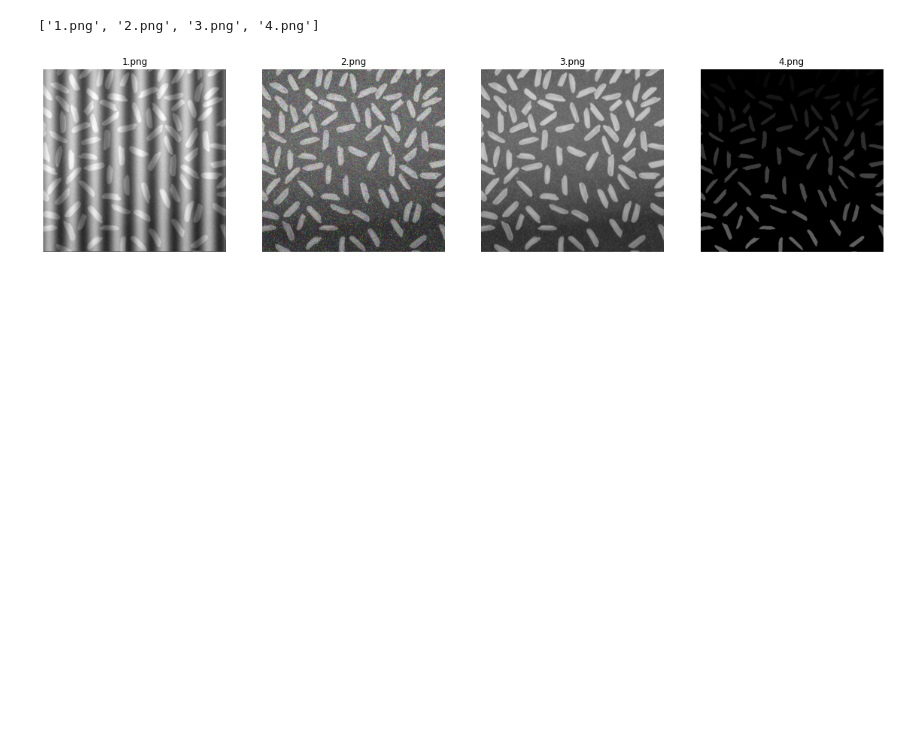
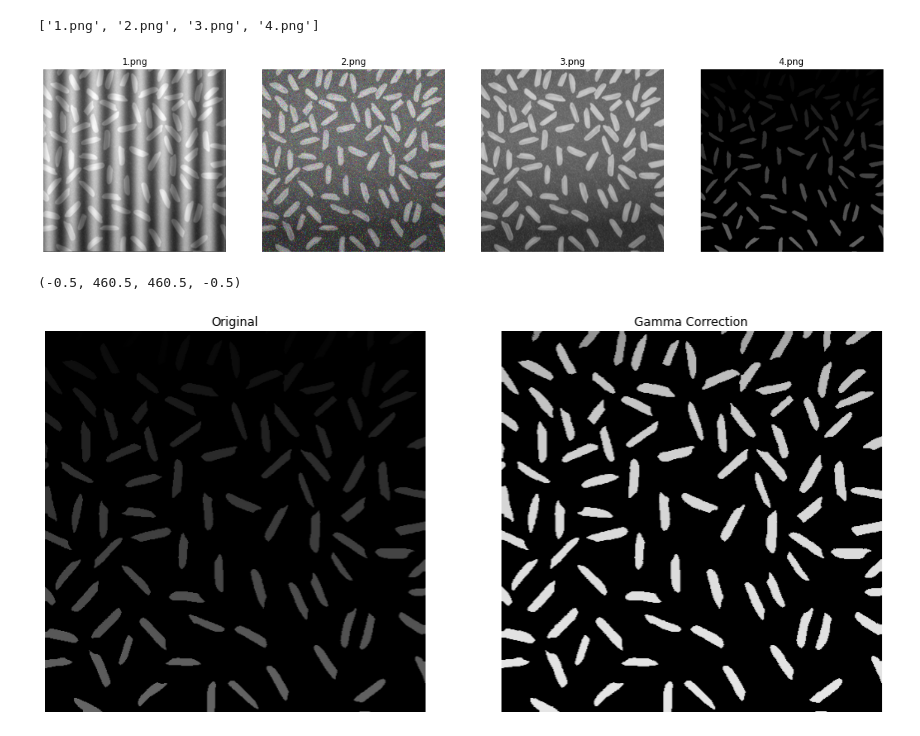
Before and after one commit to dominhkhoi2002/RiceCounting, a Jupyter notebook: Ex1/Ex1.ipynb, the cells around one changed output. Drawn from its saved outputs; the diff is of its cells as text; code cells hidden in the pictures; blank space fills up the shorter version.

Commit message:
Gamma correction

```diff
--- a/Ex1/Ex1.ipynb
+++ b/Ex1/Ex1.ipynb
@@ -26,0 +33,21 @@ for i in range(4):
+# %%
+#4.PNG
+#gamma correction
+def gamma_correction(img,gamma):
+    img = img/255
+    img = img**(1/gamma)
+    return img
+img = cv2.imread(os.path.join(path,files[3]))
+img1= gamma_correction(img,9)
+fig = plt.figure(figsize=(15,15))
+fig.add_subplot(1,2,1)
+plt.imshow(img)
+plt.title('Original')
+plt.axis('off')
+fig.add_subplot(1,2,2)
+plt.imshow(img1)
+plt.title('Gamma Correction')
+plt.axis('off')
+# %% [output]
+(-0.5, 460.5, 460.5, -0.5)
+[figure, added]
```
Also changed, not shown: parts of 3 cells of this notebook.
